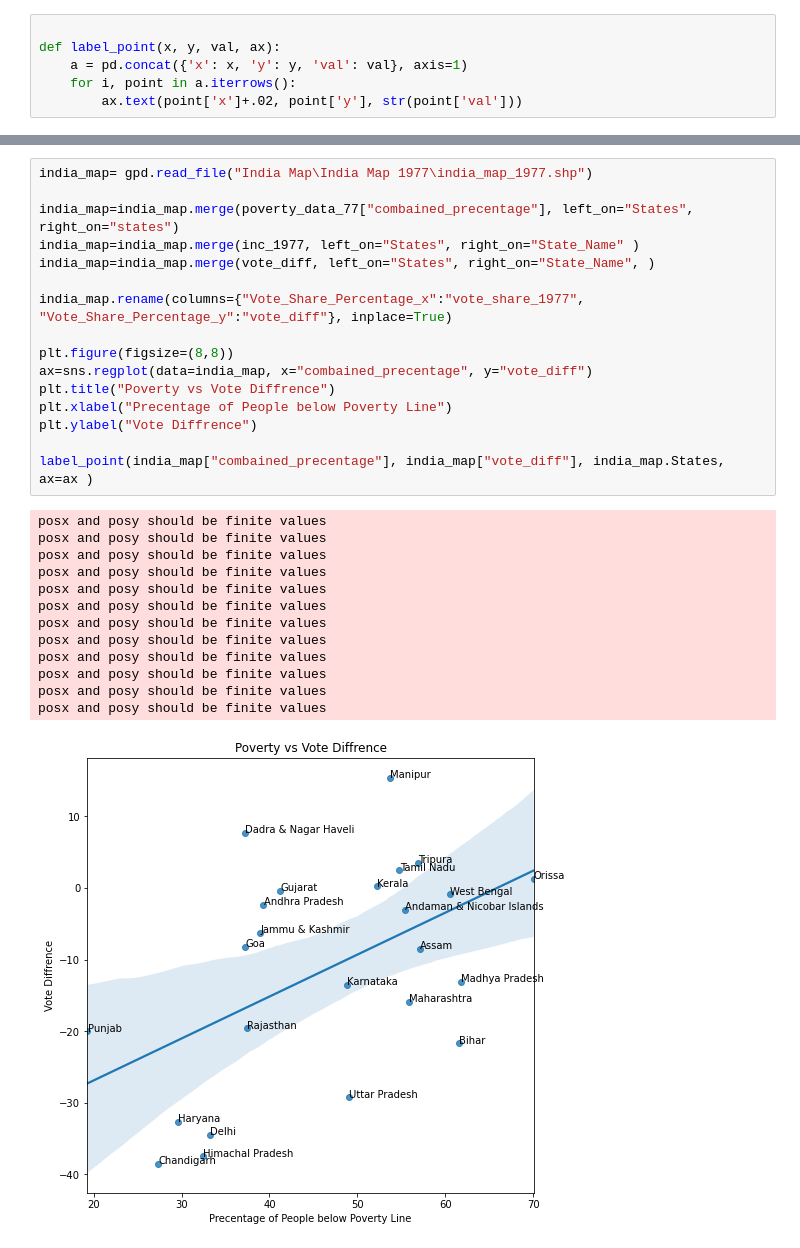
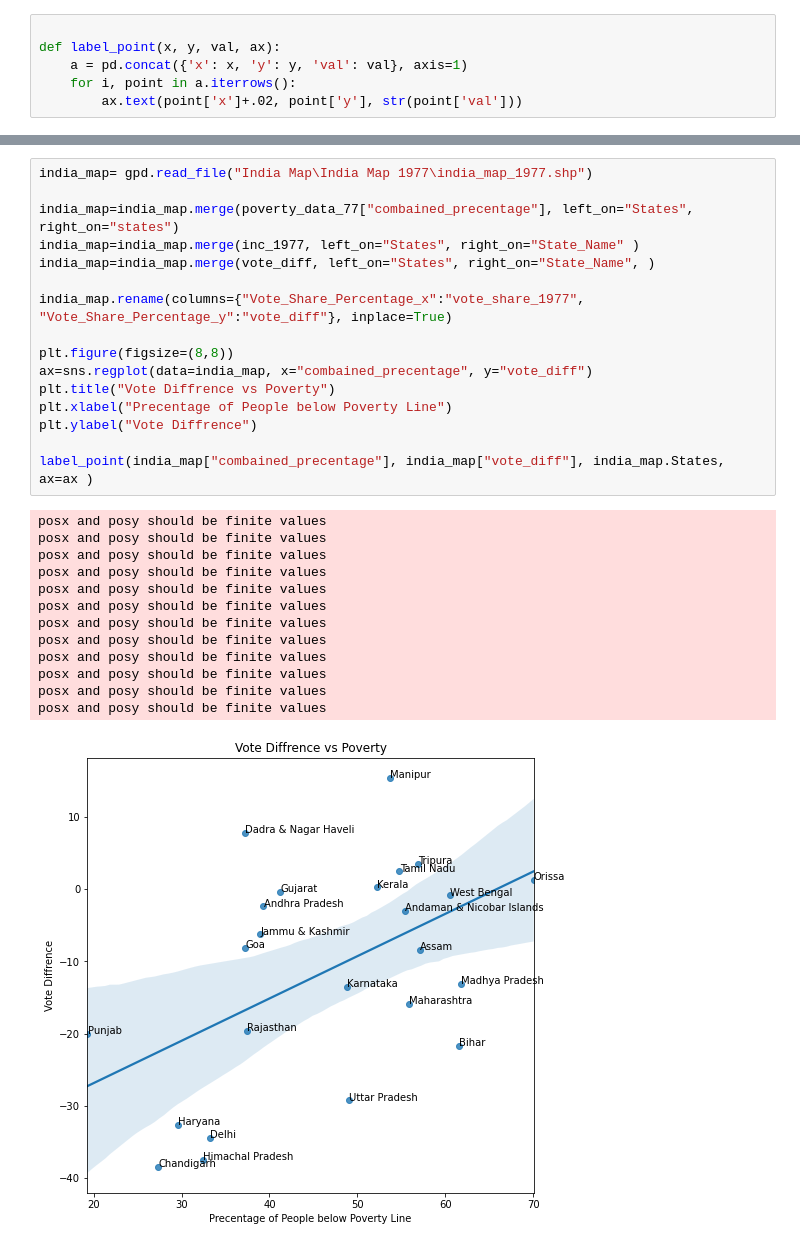
Before and after one commit to ragul-n/1977-election, a Jupyter notebook: Impact of poverty.ipynb, the cells around one changed output, grey strips where cells are left out. Cells and saved outputs as stored; diff of their text form.

```diff
--- a/Impact of poverty.ipynb
+++ b/Impact of poverty.ipynb
@@ -95,30 +47,30 @@ We can barely see any correlation is the the above plot.
 # %%
 india_map= gpd.read_file("India Map\India Map 1977\india_map_1977.shp")
 
 india_map=india_map.merge(poverty_data_77["combained_precentage"], left_on="States", right_on="states")
 india_map=india_map.merge(inc_1977, left_on="States", right_on="State_Name" )
 india_map=india_map.merge(vote_diff, left_on="States", right_on="State_Name", )
 
 india_map.rename(columns={"Vote_Share_Percentage_x":"vote_share_1977", "Vote_Share_Percentage_y":"vote_diff"}, inplace=True)
 
 plt.figure(figsize=(8,8))
 ax=sns.regplot(data=india_map, x="combained_precentage", y="vote_diff")
-plt.title("Poverty vs Vote Diffrence")
+plt.title("Vote Diffrence vs Poverty")
 plt.xlabel("Precentage of People below Poverty Line")
 plt.ylabel("Vote Diffrence")
 
 label_point(india_map["combained_precentage"], india_map["vote_diff"], india_map.States, ax=ax )
 # %% [output]
 posx and posy should be finite values
 posx and posy should be finite values
 posx and posy should be finite values
 posx and posy should be finite values
 posx and posy should be finite values
 posx and posy should be finite values
 posx and posy should be finite values
 posx and posy should be finite values
 posx and posy should be finite values
 posx and posy should be finite values
 posx and posy should be finite values
 posx and posy should be finite values
-[figure, old version]
+[figure, new version]
```
Also changed, not shown: parts of 9 cells of this notebook, 1 other file.
